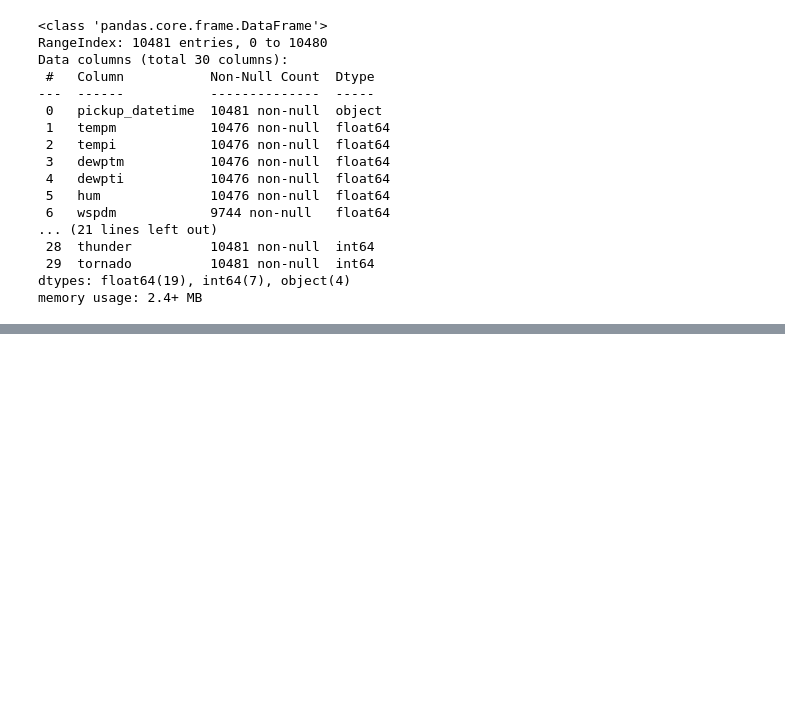
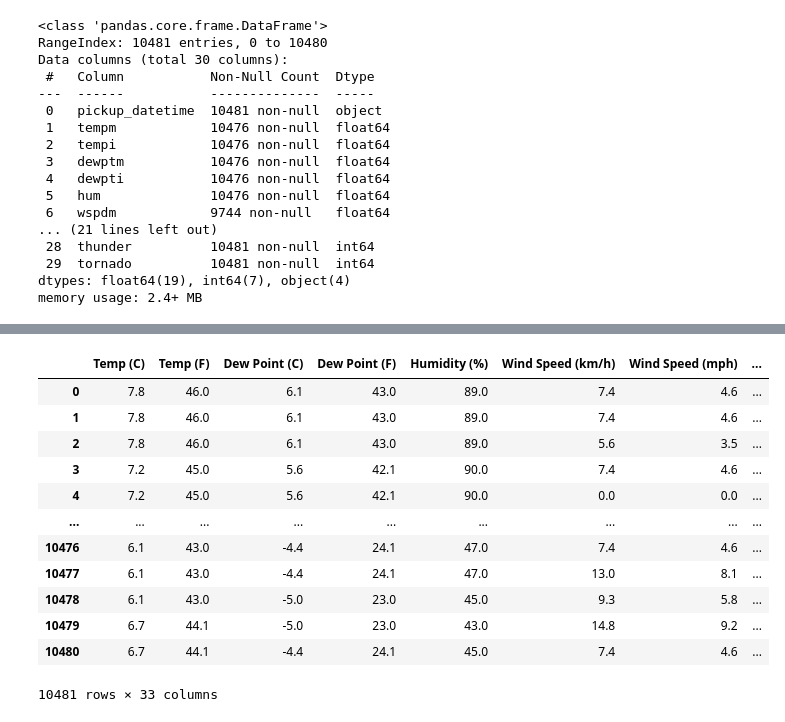
Before and after one commit to ArunK-ML/ML-Model---Weather---DataSet, a Jupyter notebook: Weather_ML_Model.ipynb, the cells around one changed output, grey strips where cells are left out. Saved outputs shown, nothing was run; the diff lists cells and outputs as text; code cells hidden in the pictures; blank space fills up the shorter version.

```diff
--- a/Weather_ML_Model.ipynb
+++ b/Weather_ML_Model.ipynb
@@ -43,4 +43,8 @@ memory usage: 2.4+ MB
 pd.set_option("display.max_columns", None)
 # %%
 df["pickup_datetime"] = pd.to_datetime(df["pickup_datetime"], format = "%Y-%m-%d %H:%M:%S")
+# %%
+df['date'] = df['pickup_datetime'].dt.date
+df['month'] = df['pickup_datetime'].dt.month
+df['time'] = df['pickup_datetime'].dt.time
 # %%
@@ -109,3 +111,19 @@ df.rename(columns={
     'hour': 'Hour',
     'minute': 'Minute'
 }, inplace=True)
+# %%
+df
+# %% [output]
+|  | Temp (C) | Temp (F) | Dew Point (C) | Dew Point (F) | Humidity (%) | Wind Speed (km/h) | Wind Speed (mph) | ... |
+| 0 | 7.8 | 46.0 | 6.1 | 43.0 | 89.0 | 7.4 | 4.6 | ... |
+| 1 | 7.8 | 46.0 | 6.1 | 43.0 | 89.0 | 7.4 | 4.6 | ... |
+| 2 | 7.8 | 46.0 | 6.1 | 43.0 | 89.0 | 5.6 | 3.5 | ... |
+| 3 | 7.2 | 45.0 | 5.6 | 42.1 | 90.0 | 7.4 | 4.6 | ... |
+| 4 | 7.2 | 45.0 | 5.6 | 42.1 | 90.0 | 0.0 | 0.0 | ... |
+| ... | ... | ... | ... | ... | ... | ... | ... | ... |
+| 10476 | 6.1 | 43.0 | -4.4 | 24.1 | 47.0 | 7.4 | 4.6 | ... |
+| 10477 | 6.1 | 43.0 | -4.4 | 24.1 | 47.0 | 13.0 | 8.1 | ... |
+| 10478 | 6.1 | 43.0 | -5.0 | 23.0 | 45.0 | 9.3 | 5.8 | ... |
+| 10479 | 6.7 | 44.1 | -5.0 | 23.0 | 43.0 | 14.8 | 9.2 | ... |
+| 10480 | 6.7 | 44.1 | -4.4 | 24.1 | 45.0 | 7.4 | 4.6 | ... |
+10481 rows × 33 columns
```
Also changed, not shown: parts of 38 cells of this notebook.
